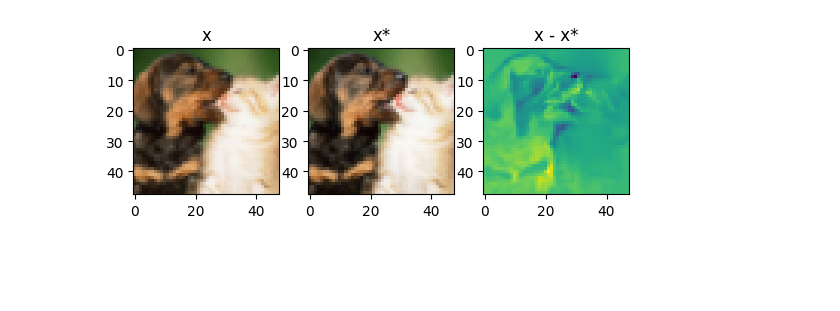
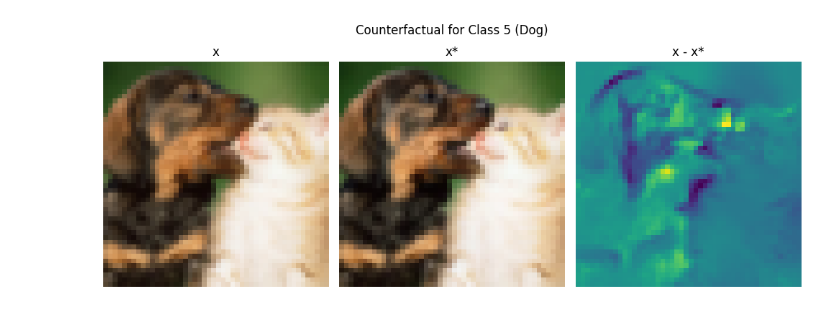
Before and after one commit to LuanAdemi/glime-proto, a Jupyter notebook: test_nflows.ipynb, the cells around one changed output. Saved outputs shown, nothing was run; the diff lists cells and outputs as text; code cells hidden in the pictures; blank space fills up the shorter version.

```diff
--- a/test_nflows.ipynb
+++ b/test_nflows.ipynb
@@ -17,13 +18,15 @@ import numpy as np
 # %%
 transform = transforms.Compose([
     transforms.ToTensor(),
-    nf.utils.Scale(255. / 256.)
+    nf.utils.Scale(255. / 256.),
+    nf.utils.Jitter(1 / 256.)
 ])
 
 train_data = CIFAR10(root='./data', train=True, transform=transform, download=True)
 train_loader = DataLoader(train_data, batch_size=128, shuffle=True, drop_last=True)
 
 flow = GLOW(3, 32, (3, 32, 32), 10, 256)
-flow.model.load_state_dict(torch.load('models/glow_cifar_3_32_256_54100.pt', map_location='cpu'))
+flow.model.load('models/glow_cifar_3_32_256_104100.pt')
+#flow.fit(train_loader, 40000)
 # %% [output]
 Files already downloaded and verified
@@ -40,7 +34,7 @@ LU, pivots, info = torch.linalg.lu_factor_ex(A, compute_pivots) (Triggered inter
 num_sample = 10
 
 with torch.no_grad():
-    y = torch.arange(10).repeat(num_sample)
+    y = torch.arange(10).repeat(num_sample).to('cuda:1')
     x, _ = flow.model.sample(y=y)
     x_ = torch.clamp(x, 0, 1)
     plt.figure(figsize=(10, 10))
@@ -61,7 +55,7 @@ preprocess = transforms.Compose([
 input_tensor = preprocess(input_image)
 sample = input_tensor.unsqueeze(0)
 latent = flow.to_latent(sample)
-model = torch.hub.load("chenyaofo/pytorch-cifar-models", "cifar10_resnet32", pretrained=True)
+model = torch.hub.load("chenyaofo/pytorch-cifar-models", "cifar10_resnet32", pretrained=True).to('cuda:1')
 model.eval()
 
 def print_top5(input_batch):
@@ -135,19 +132,24 @@ Iteration 6, loss: -0.9926975369453432
 # %%
 reconstructed = counterfactual(flow, sample, 5, 0.99)
 
-plt.subplot(1, 3, 1)
-plt.imshow(sample.squeeze().detach().numpy().transpose(1, 2, 0))
-# subtitle
-plt.title('x')
+fig, (ax1, ax2, ax3) = plt.subplots(1, 3, figsize=(10, 4))
 
-plt.subplot(1, 3, 2)
-plt.imshow(reconstructed[0].squeeze().detach().numpy().transpose(1, 2, 0))
-plt.title('x*')
-plt.subplot(1, 3, 3)
+
+ax1.imshow(sample.squeeze().detach().numpy().transpose(1, 2, 0))
+ax1.axis('off')
+ax1.set_title('x')
+
+ax2.imshow(reconstructed[0].squeeze().detach().cpu().numpy().transpose(1, 2, 0))
+ax2.axis('off')
+ax2.set_title('x*')
 # for both immages, sum the absolute values of each color channel
 sample_sum = torch.sum(torch.abs(sample), dim=1)
-reconstructed_sum = torch.sum(torch.abs(reconstructed[0]), dim=1)
-plt.imshow((sample_sum - reconstructed_sum).detach().numpy().transpose(1, 2, 0))
-plt.title('x - x*')
+reconstructed_sum = torch.sum(torch.abs(reconstructed[0].detach().cpu()), dim=1)
+ax3.imshow((sample_sum - reconstructed_sum).detach().cpu().numpy().transpose(1, 2, 0))
+ax3.axis('off')
+ax3.set_title('x - x*')
+
+fig.suptitle('Counterfactual for Class 5 (Dog)')
+fig.tight_layout()
 plt.show()
 # %% [output]
@@ -155 +157 @@ Iteration 5, loss: -0.9916549921035767
-[figure, old version]
+[figure, new version]
```
Also changed, not shown: parts of 6 cells of this notebook, 7 other files.
